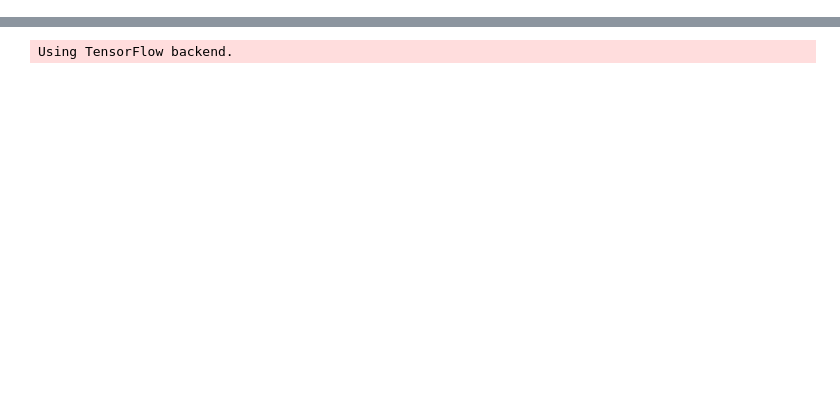
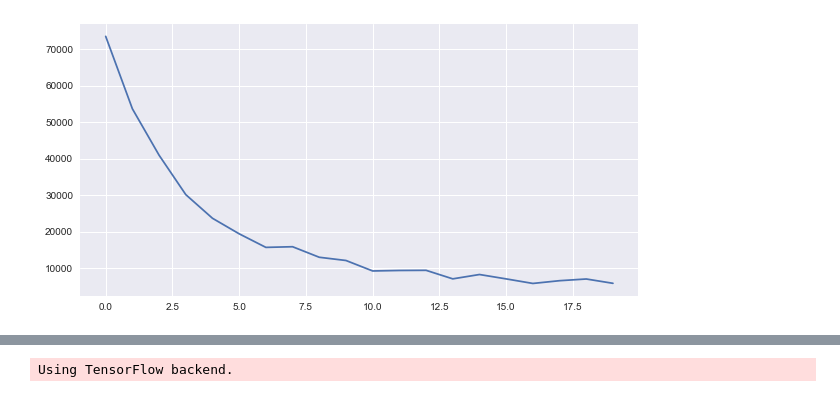
Before and after one commit to freedomtowin/kernelml, a Jupyter notebook: kernelml-autoencoder-example.ipynb, the cells around one changed output, grey strips where cells are left out. Saved outputs shown, nothing was run; the diff lists cells and outputs as text; code cells hidden in the pictures; blank space fills up the shorter version.

```diff
--- a/kernelml-autoencoder-example.ipynb
+++ b/kernelml-autoencoder-example.ipynb
@@ -255,0 +278,6 @@ parameter_by_run = kml.optimize(X,X,loss_function=autoencoder_function,
+# %%
+plt.figure(figsize=(10,5))
+plt.plot(loss_by_run)
+plt.show()
+# %% [output]
+[figure, added]
```
Also changed, not shown: parts of 16 cells of this notebook.
